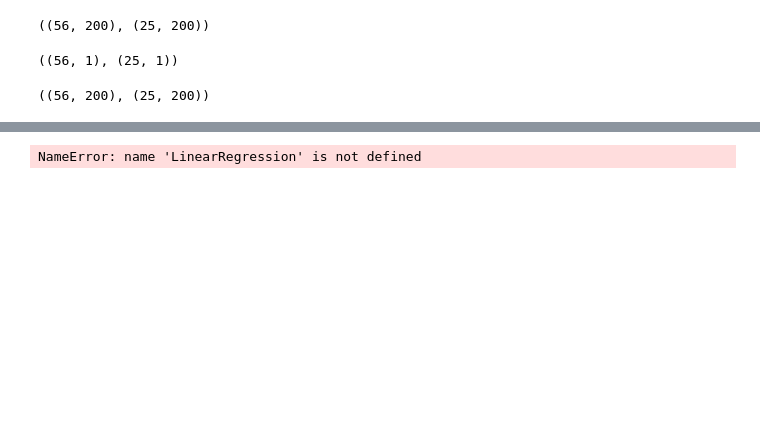
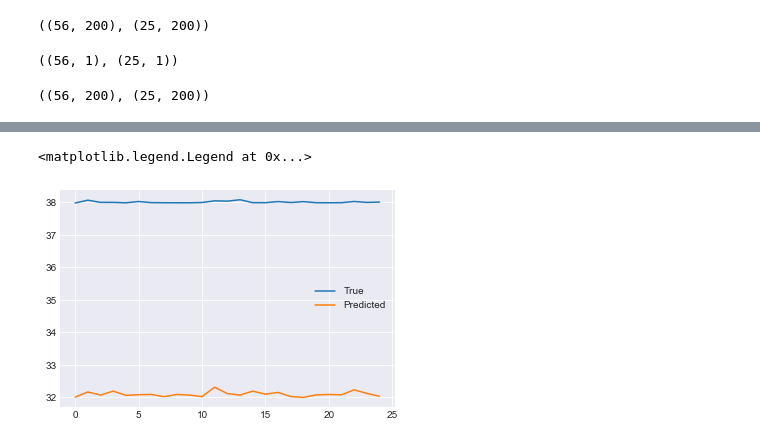
Before and after one commit to harislulic/Strathcylde_AFRC_machine_learning_tutorials, a Jupyter notebook: Untitled.ipynb, the cells around one changed output, grey strips where cells are left out. Drawn from its saved outputs; the diff is of its cells as text; code cells hidden in the pictures; blank space fills up the shorter version.

```diff
--- a/Untitled.ipynb
+++ b/Untitled.ipynb
@@ -509,11 +543,0 @@ ModuleNotFoundError: No module named 'pm'
-# %%
-traces=[None]*len(drawn_samples)
-model_rand1=[None]*len(drawn_samples)
-for i in range(len(drawn_samples)):
-    model2 = LinearRegression()
-    model_rand1[i]=model2.fit(X_train[i], y_train, inference_type='nuts')
-# %% [output]
-NameError: name 'LinearRegression' is not defined
-# %%
-
-UA_df_train,UA_df_test,X_train, X_test, y_train, y_test = train_test_split(UA_corr[0],X, y, test_size = 0.3,random_state=42)
@@ -572,3 +543,0 @@ X_scale=pd.Data
-# %%
-traces = [trace_0]
-pm.forestplot(traces, figsize=(10, 5))
@@ -600,0 +544,2 @@ formula
+# %%
+y_test1=np.mean(traces[0]["alpha"])+sum_columns
@@ -601,3 +548,13 @@ formula
+# %%
+%matplotlib inline
+import matplotlib.pyplot as plt
+
+plt.plot(np.arange(0,25,1),y_test,label="True")
+plt.plot(np.arange(0,25,1),y_test1,label ="Predicted")
+plt.legend()
+# %% [output]
+<matplotlib.legend.Legend at 0x...>
+[figure, added]
 # %%
 # Context for the model
 with pm.Model() as normal_model:
```
Also changed, not shown: parts of 94 cells of this notebook, 1 other file.
